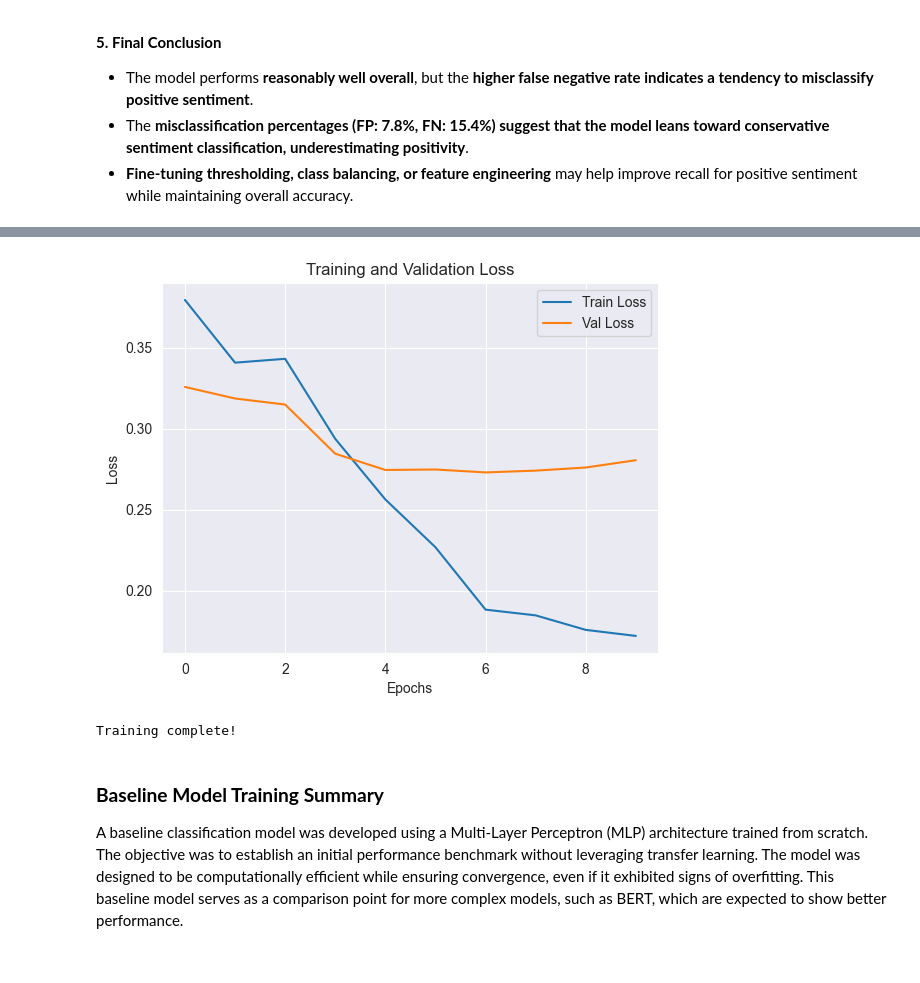
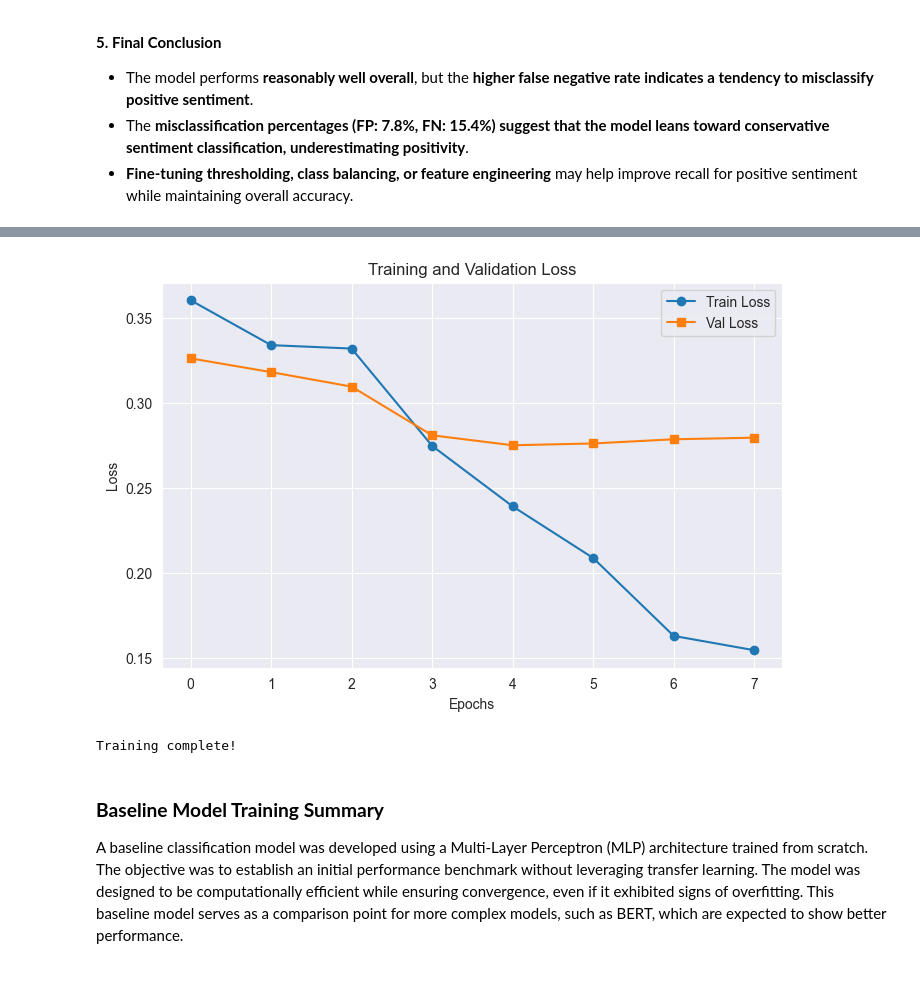
Before and after one commit to Juan-Carlos-D/NN-Team, a Jupyter notebook: Labs/Lab Two/Rough Drafts/RD 5.ipynb, the cells around one changed output, grey strips where cells are left out. Saved outputs shown, nothing was run; the diff lists cells and outputs as text; code cells hidden in the pictures.

```diff
--- a/Labs/Lab Two/Rough Drafts/RD 5.ipynb
+++ b/Labs/Lab Two/Rough Drafts/RD 5.ipynb
@@ -978,8 +1003,8 @@ class MLPClassifier(nn.Module):
         # First connected layer
         self.fc1 = nn.Linear(input_size, 128)
         self.bn1 = nn.BatchNorm1d(128)
-        self.relu = nn.ReLU()
-        self.dropout = nn.Dropout(0.5)
+        self.relu = nn.LeakyReLU(0.01)
+        self.dropout = nn.Dropout(0.3)
 
         # Second layer
         self.fc2 = nn.Linear(128, 64)
@@ -1184,7 +1209,9 @@ scratch_history = {
     "classification_report": None,
     "false_positives": None,
     "false_negatives": None,
-    "auc_roc": None
+    "auc_roc": None,
+    "learning_rate": [],
+    "epoch_times": []
 }
 
 # Early stopping parameters
@@ -1483,6 +1535,3 @@ The dataset is **binary-classified**, where:
 - It performs **slightly better on Class 0**, with **higher recall**, but **Class 1 has higher precision**.
 - The **macro and weighted averages confirm that performance is consistent** across both classes.
 - **Further investigation into recall for Class 1** and **AUC-ROC analysis** could provide additional insights into the model's classification effectiveness.
-# %%
-scratch_history["auc_roc"] = roc_auc_score(y_true, model(X_test_tensor).cpu().detach().numpy())
-print(f"AUC-ROC Score: {scratch_history['auc_roc']:.4f}")
@@ -1490,0 +1538,8 @@ AUC-ROC Score: 0.9564
+# %%
+# Compute raw probabilities (before thresholding)
+with torch.no_grad():
+    y_probs = torch.sigmoid(model(X_test_tensor.cpu())).cpu().detach().numpy()
+
+# Compute AUC-ROC
+scratch_history["auc_roc"] = roc_auc_score(y_true, y_probs)
+print(f"AUC-ROC Score: {scratch_history['auc_roc']:.4f}")
@@ -1608,16 +1698,28 @@ This aligns with the **classification report findings**:
 # %%
-# Plotting the loss curves
-plt.plot(scratch_history["train_loss"], label="Train Loss")
-plt.plot(scratch_history["val_loss"], label="Val Loss")
-plt.xlabel("Epochs")
-plt.ylabel("Loss")
-plt.legend()
-plt.title("Training and Validation Loss")
-plt.show()
+if "train_loss" in scratch_history and "val_loss" in scratch_history:
+    # Set figure size
+    plt.figure(figsize=(8, 5))
+
+    # Plot loss with markers
+    plt.plot(scratch_history["train_loss"], label="Train Loss", marker="o")
+    plt.plot(scratch_history["val_loss"], label="Val Loss", marker="s")
+
+    # Set labels
+    plt.xlabel("Epochs")
+    plt.ylabel("Loss")
+
+    plt.legend()
+    plt.title("Training and Validation Loss")
+    plt.grid(True)
+
+    # Display the plot
+    plt.show()
+else:
+    print("Error: Loss history not found in scratch_history. Ensure training loss is being recorded.")
 
 print("Training complete!")
 # %% [output]
-[figure, old version]
+[figure, new version]
 Training complete!
 # %% [markdown]
 ### **Baseline Model Training Summary**
```
Also changed, not shown: parts of 45 cells of this notebook.
